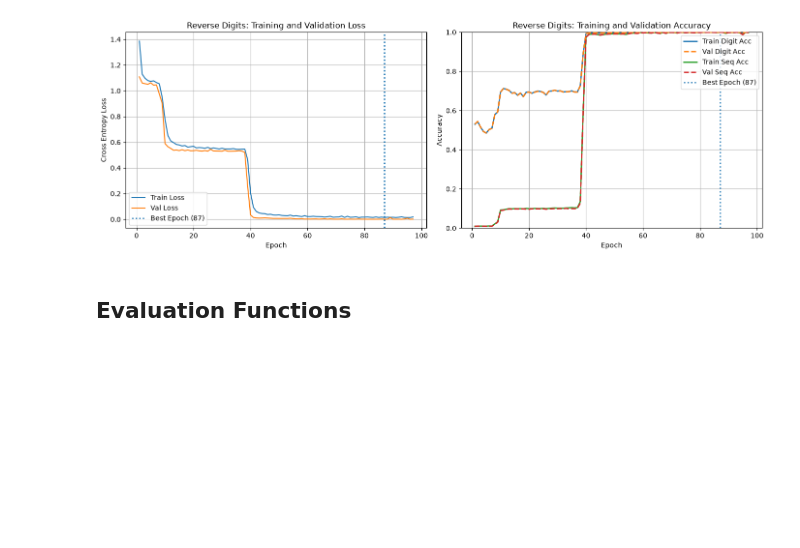
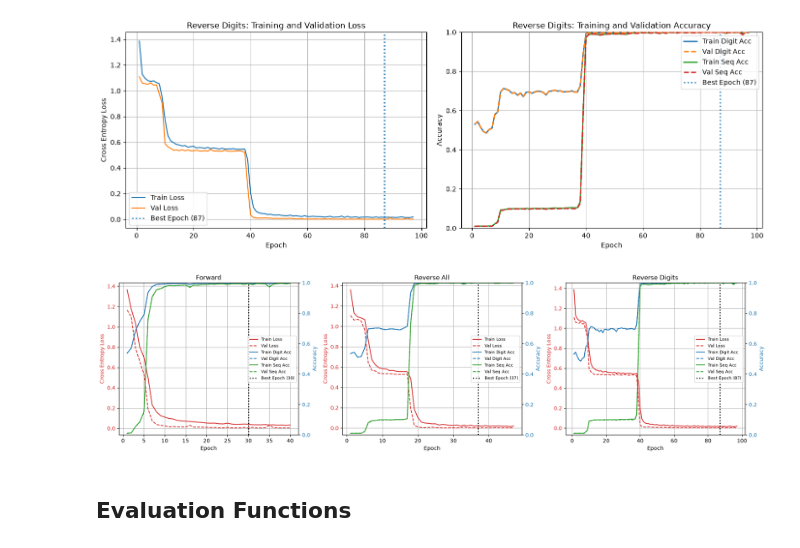
Before and after one commit to tritinvo18/extending_llm, a Jupyter notebook: main_report.ipynb, the cells around one changed output. Saved outputs shown, nothing was run; the diff lists cells and outputs as text; code cells hidden in the pictures; blank space fills up the shorter version.

```diff
--- a/main_report.ipynb
+++ b/main_report.ipynb
@@ -296,6 +296,70 @@ plot_training_results(results_reverse_digits,'Reverse Digits','plot/training_cur
 [figure]
 [figure]
 [figure]
+# %%
+# This plot is only for the report. It combines the training results of all 3 models into a single figure for easier comparison.
+# plot combined training results for 3 models in a 1x3 grid
+def plot_combined_results(models_results, titles, save_path):
+    fig, axes = plt.subplots(1, 3, figsize=(18, 5))
+
+    for idx, (results, title) in enumerate(zip(models_results, titles)):
+        ax1 = axes[idx]
+
+        train_losses = results['train_losses']
+        val_losses = results['val_losses']
+        train_digit_accuracy = results['train_digit_accuracy']
+        val_digit_accuracy = results['val_digit_accuracy']
+        train_seq_accuracy = results['train_seq_accuracy']
+        val_seq_accuracy = results['val_seq_accuracy']
+        best_epoch = int(results['best_epoch'])
+
+        epochs_plot = range(1, len(train_losses) + 1)
+
+        # Plot Loss on primary y-axis
+        color = 'tab:red'
+        ax1.set_xlabel('Epoch')
+        ax1.set_ylabel('Cross Entropy Loss', color=color)
+        l1, = ax1.plot(epochs_plot, train_losses, color=color, linestyle='-', label='Train Loss')
+        l2, = ax1.plot(epochs_plot, val_losses, color=color, linestyle='--', label='Val Loss')
+        ax1.tick_params(axis='y', labelcolor=color)
+
+        # Plot Accuracy on secondary y-axis
+        ax2 = ax1.twinx()
+        color = 'tab:blue'
+        ax2.set_ylabel('Accuracy', color=color)
+        l3, = ax2.plot(epochs_plot, train_digit_accuracy, color=color, linestyle='-', label='Train Digit Acc')
+        l4, = ax2.plot(epochs_plot, val_digit_accuracy, color=color, linestyle='--', label='Val Digit Acc')
+        l5, = ax2.plot(epochs_plot, train_seq_accuracy, color='tab:green', linestyle='-', label='Train Seq Acc')
+        l6, = ax2.plot(epochs_plot, val_seq_accuracy, color='tab:green', linestyle='--', label='Val Seq Acc')
+        ax2.tick_params(axis='y', labelcolor=color)
+        ax2.set_ylim((0, 1))
+
+        # Best epoch vertical line
+        l7 = ax1.axvline(best_epoch, color='k', linestyle=':', linewidth=2, label=f'Best Epoch ({best_epoch})')
+
+        ax1.set_title(title)
+        ax1.grid(True)
+
+        # Combine legends
+        lines = [l1, l2, l3, l4, l5, l6, l7]
+        labels = [l.get_label() for l in lines]
+        ax1.legend(lines, labels, loc='center right', fontsize=8)
+
+    plt.tight_layout()
+    plt.savefig(save_path)
+    plt.show()
+
+# load the training results
+results_forward = np.load('assets/training_results_forward.npz')
+results_reverse_all = np.load('assets/training_results_reverse_all.npz')
+results_reverse_digits = np.load('assets/training_results_reverse_digits.npz')
+
+# plot the combined results for all 3 models
+models_results = [results_forward, results_reverse_all, results_reverse_digits]
+titles = ['Forward', 'Reverse All', 'Reverse Digits']
+plot_combined_results(models_results, titles, 'plot/training_curves_combined_report.png')
+# %% [output]
+[figure, added]
 # %% [markdown]
 ## Evaluation Functions
 # %%
```
Also changed, not shown: parts of 1 cell of this notebook, 1 other file.
